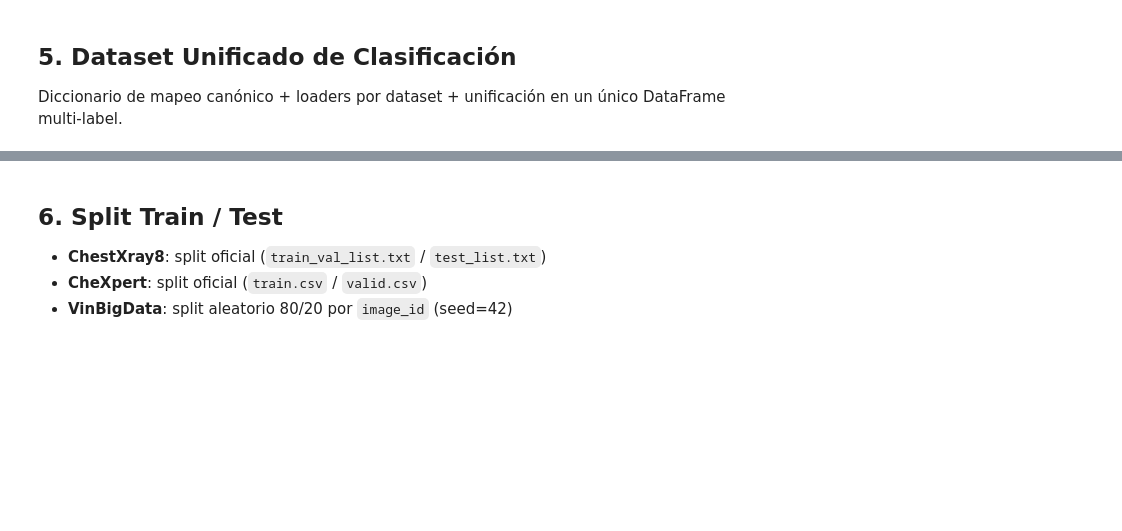
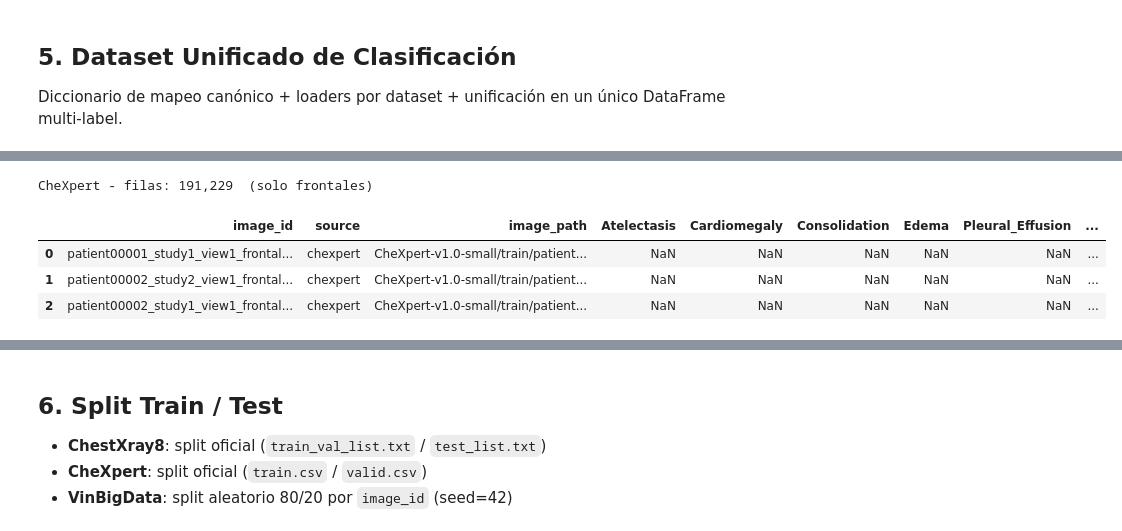
Before and after one commit to cuellojoaquinn/ThoraxNet, a Jupyter notebook: .ipynb, the cells around one changed output, grey strips where cells are left out. Saved outputs shown, nothing was run; the diff lists cells and outputs as text; code cells hidden in the pictures; blank space fills up the shorter version.

```diff
--- a/.ipynb
+++ b/.ipynb
@@ -216,27 +356,39 @@ df_cx8.head(3)
 # %%
+def _chex_path_to_flat(orig_path):
+    parts = orig_path.split("/")
+    patient, study, fname = parts[2], parts[3], parts[4]
+    return "/".join(parts[:2]) + f"/{patient}_{study}_{fname}"
+
+
 def load_chexpert(train_path, valid_path, label_map, canonical_labels):
     raw = pd.concat([pd.read_csv(train_path), pd.read_csv(valid_path)], ignore_index=True)
 
     # Conservar solo vistas frontales (PA/AP); descartar laterales
     raw = raw[raw["Frontal/Lateral"] == "Frontal"].drop(columns=["Frontal/Lateral", "AP/PA"])
 
     rename = {orig: canon for orig, canon in label_map.items() if canon is not None}
     drop   = [orig for orig, canon in label_map.items() if canon is None]
     raw = raw.rename(columns=rename).drop(columns=drop, errors="ignore")
     for col in canonical_labels:
         if col in raw.columns:
             raw[col] = raw[col].replace(-1.0, float("nan"))
         else:
             raw[col] = float("nan")
-    raw["image_id"]   = raw["Path"].apply(lambda p: p.split("/")[-1])
+    raw["image_id"]   = raw["Path"].apply(lambda p: _chex_path_to_flat(p).split("/")[-1])
     raw["source"]     = "chexpert"
-    raw["image_path"] = raw["Path"]
+    raw["image_path"] = raw["Path"].apply(_chex_path_to_flat)
     return raw[["image_id", "source", "image_path"] + canonical_labels]
 
 
 df_chex = load_chexpert(r"chexpert/train.csv", r"chexpert/valid.csv", CHEXPERT_MAP, CANONICAL_LABELS)
 print(f"CheXpert - filas: {len(df_chex):,}  (solo frontales)")
 df_chex.head(3)
+# %% [output]
+CheXpert - filas: 191,229  (solo frontales)
+|  | image_id | source | image_path | Atelectasis | Cardiomegaly | Consolidation | Edema | Pleural_Effusion | ... |
+| 0 | patient00001_study1_view1_frontal... | chexpert | CheXpert-v1.0-small/train/patient... | NaN | NaN | NaN | NaN | NaN | ... |
+| 1 | patient00002_study2_view1_frontal... | chexpert | CheXpert-v1.0-small/train/patient... | NaN | NaN | NaN | NaN | NaN | ... |
+| 2 | patient00002_study1_view1_frontal... | chexpert | CheXpert-v1.0-small/train/patient... | NaN | NaN | NaN | NaN | NaN | ... |
 # %%
 def load_vinbigdata(csv_path, label_map, canonical_labels):
     raw = pd.read_csv(csv_path, index_col=0)
```
Also changed, not shown: parts of 20 cells of this notebook, 3 other files.
